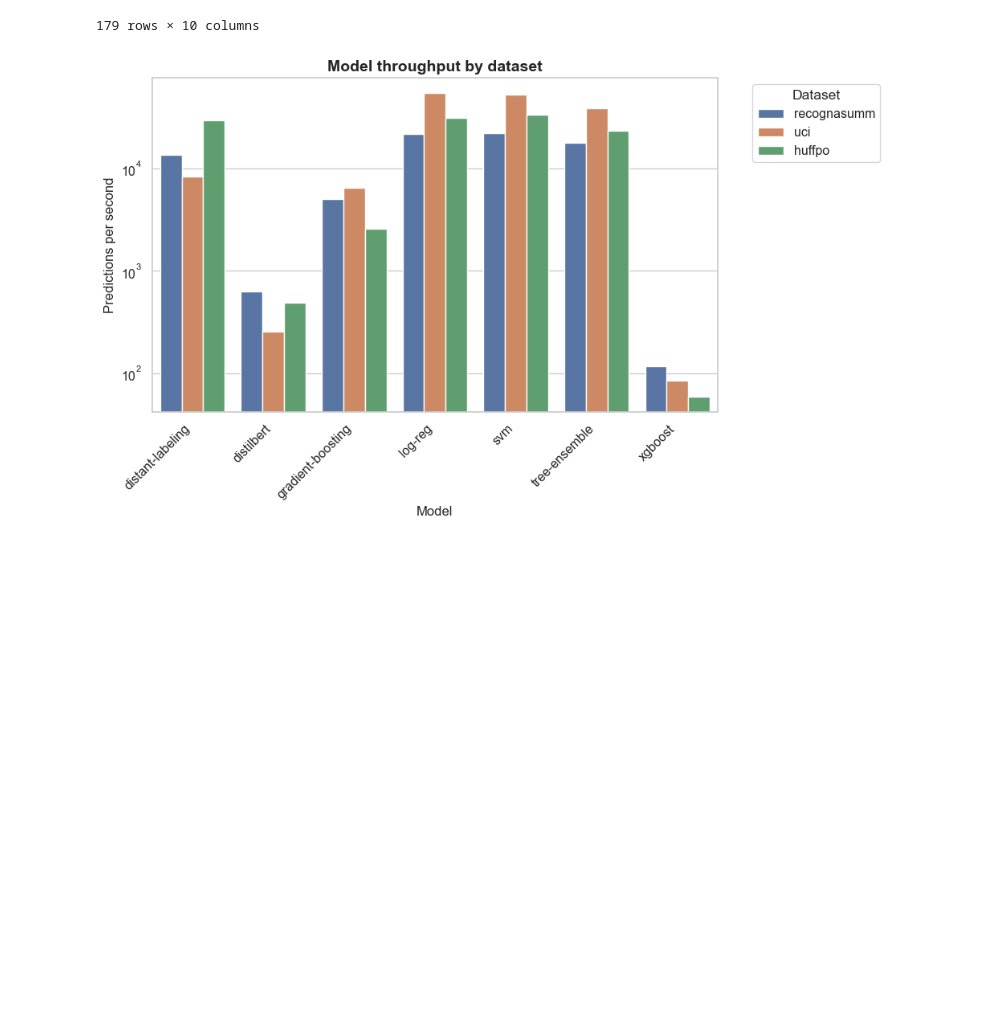
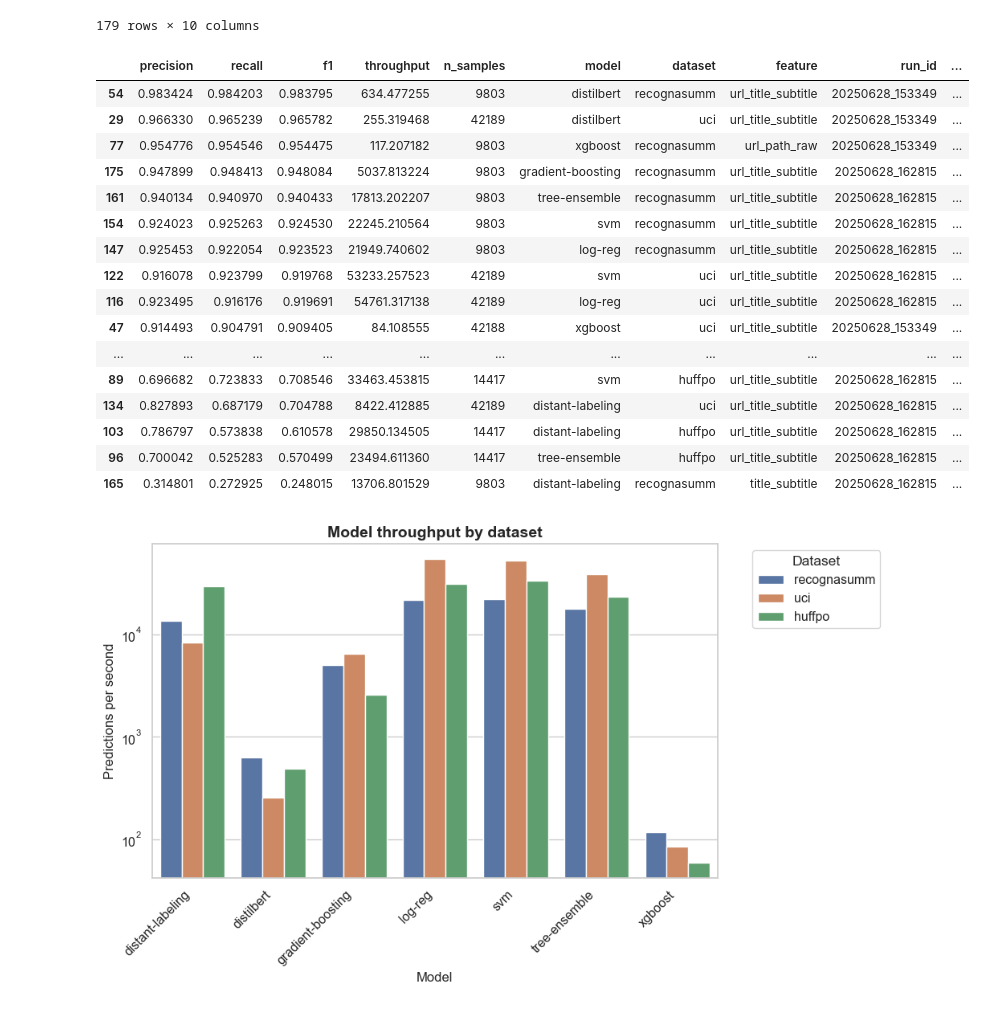
Before and after one commit to NHagar/url_classification, a Jupyter notebook: adhoc/results.ipynb, the cells around one changed output. Saved outputs shown, nothing was run; the diff lists cells and outputs as text; code cells hidden in the pictures; blank space fills up the shorter version.

```diff
--- a/adhoc/results.ipynb
+++ b/adhoc/results.ipynb
@@ -161,6 +161,26 @@ df
 # %%
 top1 = df.sort_values('f1', ascending=False).groupby(['model', 'dataset']).head(1)
 top1 = top1[~top1.model.isin(["distilbert-1k", "distilbert-3k"])]
+# %%
+top1
+# %% [output]
+|  | precision | recall | f1 | throughput | n_samples | model | dataset | feature | run_id | ... |
+| 54 | 0.983424 | 0.984203 | 0.983795 | 634.477255 | 9803 | distilbert | recognasumm | url_title_subtitle | 20250628_153349 | ... |
+| 29 | 0.966330 | 0.965239 | 0.965782 | 255.319468 | 42189 | distilbert | uci | url_title_subtitle | 20250628_153349 | ... |
+| 77 | 0.954776 | 0.954546 | 0.954475 | 117.207182 | 9803 | xgboost | recognasumm | url_path_raw | 20250628_153349 | ... |
+| 175 | 0.947899 | 0.948413 | 0.948084 | 5037.813224 | 9803 | gradient-boosting | recognasumm | url_title_subtitle | 20250628_162815 | ... |
+| 161 | 0.940134 | 0.940970 | 0.940433 | 17813.202207 | 9803 | tree-ensemble | recognasumm | url_title_subtitle | 20250628_162815 | ... |
+| 154 | 0.924023 | 0.925263 | 0.924530 | 22245.210564 | 9803 | svm | recognasumm | url_title_subtitle | 20250628_162815 | ... |
+| 147 | 0.925453 | 0.922054 | 0.923523 | 21949.740602 | 9803 | log-reg | recognasumm | url_title_subtitle | 20250628_162815 | ... |
+| 122 | 0.916078 | 0.923799 | 0.919768 | 53233.257523 | 42189 | svm | uci | url_title_subtitle | 20250628_162815 | ... |
+| 116 | 0.923495 | 0.916176 | 0.919691 | 54761.317138 | 42189 | log-reg | uci | url_title_subtitle | 20250628_162815 | ... |
+| 47 | 0.914493 | 0.904791 | 0.909405 | 84.108555 | 42188 | xgboost | uci | url_title_subtitle | 20250628_153349 | ... |
+| ... | ... | ... | ... | ... | ... | ... | ... | ... | ... | ... |
+| 89 | 0.696682 | 0.723833 | 0.708546 | 33463.453815 | 14417 | svm | huffpo | url_title_subtitle | 20250628_162815 | ... |
+| 134 | 0.827893 | 0.687179 | 0.704788 | 8422.412885 | 42189 | distant-labeling | uci | url_title_subtitle | 20250628_162815 | ... |
+| 103 | 0.786797 | 0.573838 | 0.610578 | 29850.134505 | 14417 | distant-labeling | huffpo | url_title_subtitle | 20250628_162815 | ... |
+| 96 | 0.700042 | 0.525283 | 0.570499 | 23494.611360 | 14417 | tree-ensemble | huffpo | url_title_subtitle | 20250628_162815 | ... |
+| 165 | 0.314801 | 0.272925 | 0.248015 | 13706.801529 | 9803 | distant-labeling | recognasumm | title_subtitle | 20250628_162815 | ... |
 # %%
 sns.set_style("whitegrid")
 plt.figure(figsize=(10, 6))
```
Also changed, not shown: 3 other files.
